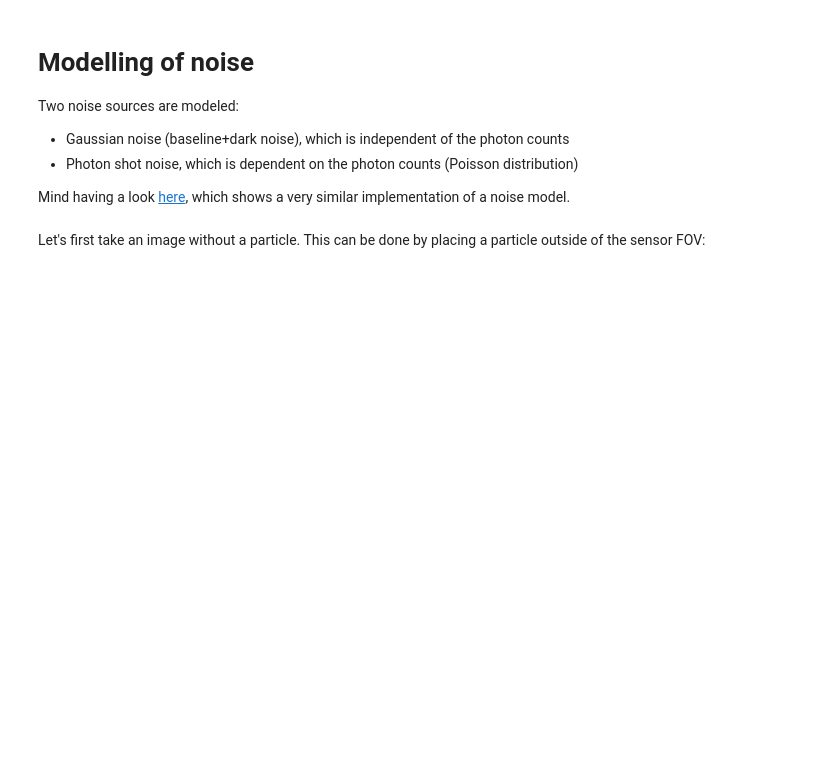
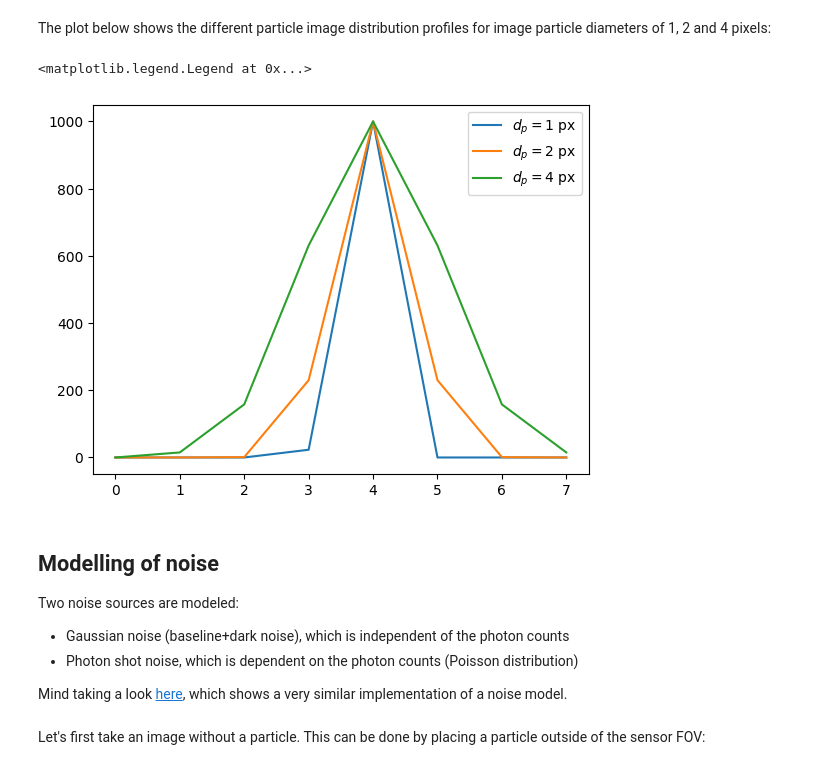
Before and after one commit to matthiasprobst/synpivimage, a Jupyter notebook: docs/getting_started/Camera.ipynb, the cells around one changed output. Saved outputs shown, nothing was run; the diff lists cells and outputs as text; code cells hidden in the pictures; blank space fills up the shorter version.

```diff
--- a/docs/getting_started/Noise.ipynb
+++ b/docs/getting_started/Camera.ipynb
@@ -1,11 +16,55 @@
+# %%
+one_particle = synpivimage.Particles(
+    x=4,
+    y=4,
+    z=0,
+    size=2  # this is NOT the image particle size!
+)
+
+laser = synpivimage.Laser(shape_factor=10**3, width=1)
+
+
+cam = synpivimage.Camera(
+    nx=8,
+    ny=8,
+    bit_depth=16,
+    qe=1,
+    sensitivity=1,
+    baseline_noise=0,
+    dark_noise=0,
+    shot_noise=False,
+    fill_ratio_x=1.0,
+    fill_ratio_y=1.0,
+    particle_image_diameter=2,
+    seed=10
+)
+# %%
+cam.particle_image_diameter = 1
+img1, _ = synpivimage.take_image(laser, cam, one_particle, 1000)
+
+cam.particle_image_diameter = 2
+img2, _ = synpivimage.take_image(laser, cam, one_particle, 1000)
+
+cam.particle_image_diameter = 4
+img4, _ = synpivimage.take_image(laser, cam, one_particle, 1000)
+# %% [markdown]
+The plot below shows the different particle image distribution profiles for image particle diameters of 1, 2 and 4 pixels:
+# %%
+plt.plot(img1[4, : ], label='$d_p=1$ px')
+plt.plot(img2[4, : ], label='$d_p=2$ px')
+plt.plot(img4[4, : ], label='$d_p=4$ px')
+plt.legend()
+# %% [output]
+<matplotlib.legend.Legend at 0x...>
+[figure, added]
 # %% [markdown]
-# Modelling of noise
+## Modelling of noise
 
 Two noise sources are modeled:
 - Gaussian noise (baseline+dark noise), which is independent of the photon counts
 - Photon shot noise, which is dependent on the photon counts (Poisson distribution)
 
-Mind having a look [here](http://kmdouglass.github.io/posts/modeling-noise-for-image-simulations/), which shows a very similar implementation of a noise model.
+Mind taking a look [here](http://kmdouglass.github.io/posts/modeling-noise-for-image-simulations/), which shows a very similar implementation of a noise model.
 # %%
 import matplotlib.pyplot as plt
 import numpy as np
```
Also changed, not shown: parts of 3 cells of this notebook, 8 other files.
